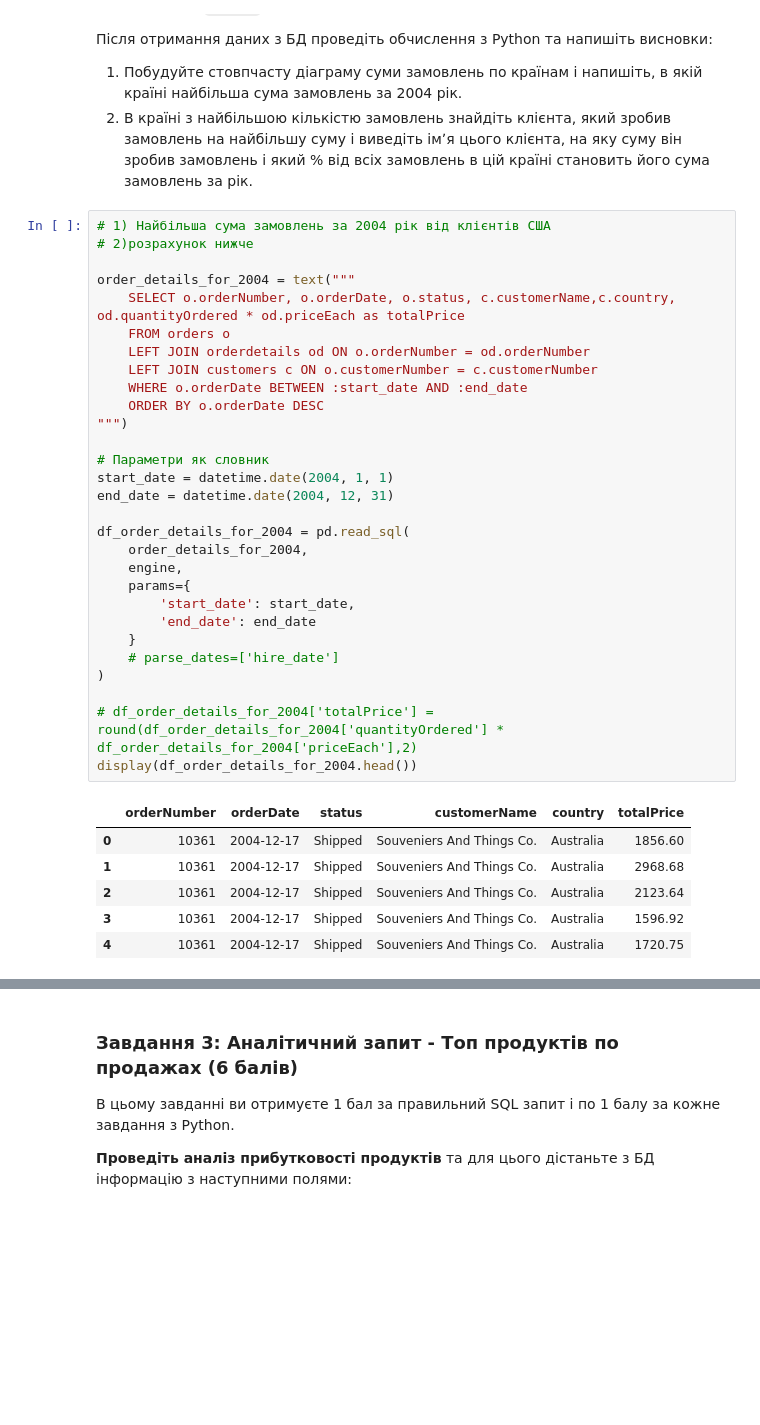
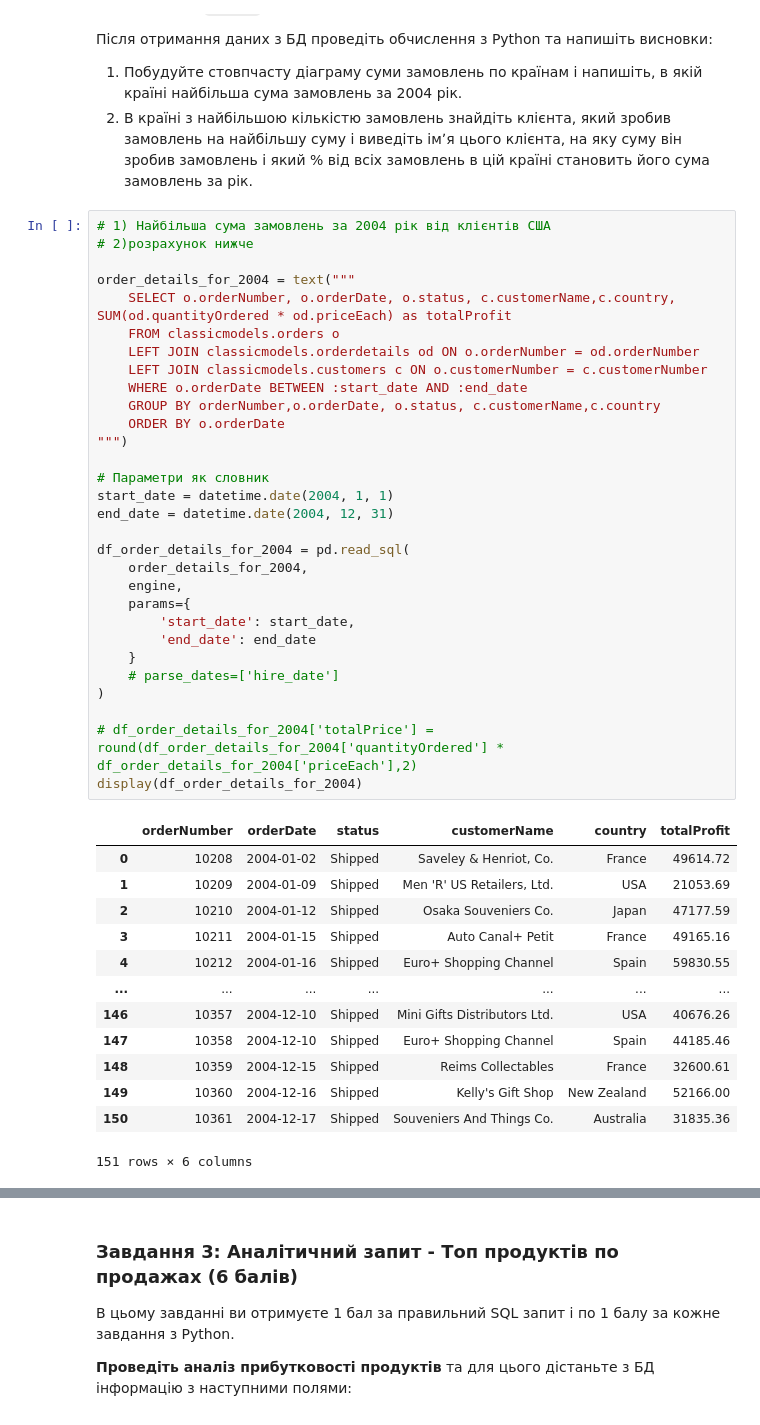
Before and after one commit to olesia-za/python_for_ds_tasks, a Jupyter notebook: hometasks/OZ_Done_11_HW1_Integration_Python_and_SQL_data_request.ipynb, the cells around one changed output, grey strips where cells are left out. Saved outputs shown, nothing was run; the diff lists cells and outputs as text; blank space fills up the shorter version.

```diff
--- a/hometasks/OZ_Done_11_HW1_Integration_Python_and_SQL_data_request.ipynb
+++ b/hometasks/OZ_Done_11_HW1_Integration_Python_and_SQL_data_request.ipynb
@@ -171,37 +171,45 @@ display(df_filtered)
 # %%
 # 1) Найбільша сума замовлень за 2004 рік від клієнтів США
 # 2)розрахунок нижче
 
 order_details_for_2004 = text("""
-    SELECT o.orderNumber, o.orderDate, o.status, c.customerName,c.country, od.quantityOrdered * od.priceEach as totalPrice
-    FROM orders o
-    LEFT JOIN orderdetails od ON o.orderNumber = od.orderNumber
-    LEFT JOIN customers c ON o.customerNumber = c.customerNumber
+    SELECT o.orderNumber, o.orderDate, o.status, c.customerName,c.country, SUM(od.quantityOrdered * od.priceEach) as totalProfit
+    FROM classicmodels.orders o
+    LEFT JOIN classicmodels.orderdetails od ON o.orderNumber = od.orderNumber
+    LEFT JOIN classicmodels.customers c ON o.customerNumber = c.customerNumber
     WHERE o.orderDate BETWEEN :start_date AND :end_date
-    ORDER BY o.orderDate DESC
+    GROUP BY orderNumber,o.orderDate, o.status, c.customerName,c.country
+    ORDER BY o.orderDate
 """)
 
 # Параметри як словник
 start_date = datetime.date(2004, 1, 1)
 end_date = datetime.date(2004, 12, 31)
 
 df_order_details_for_2004 = pd.read_sql(
     order_details_for_2004,
     engine,
     params={
         'start_date': start_date,
         'end_date': end_date
     }
     # parse_dates=['hire_date']
 )
 
 # df_order_details_for_2004['totalPrice'] = round(df_order_details_for_2004['quantityOrdered'] * df_order_details_for_2004['priceEach'],2)
-display(df_order_details_for_2004.head())
+display(df_order_details_for_2004)
 # %% [output]
-|  | orderNumber | orderDate | status | customerName | country | totalPrice |
-| 0 | 10361 | 2004-12-17 | Shipped | Souveniers And Things Co. | Australia | 1856.60 |
-| 1 | 10361 | 2004-12-17 | Shipped | Souveniers And Things Co. | Australia | 2968.68 |
-| 2 | 10361 | 2004-12-17 | Shipped | Souveniers And Things Co. | Australia | 2123.64 |
-| 3 | 10361 | 2004-12-17 | Shipped | Souveniers And Things Co. | Australia | 1596.92 |
-| 4 | 10361 | 2004-12-17 | Shipped | Souveniers And Things Co. | Australia | 1720.75 |
+|  | orderNumber | orderDate | status | customerName | country | totalProfit |
+| 0 | 10208 | 2004-01-02 | Shipped | Saveley & Henriot, Co. | France | 49614.72 |
+| 1 | 10209 | 2004-01-09 | Shipped | Men 'R' US Retailers, Ltd. | USA | 21053.69 |
+| 2 | 10210 | 2004-01-12 | Shipped | Osaka Souveniers Co. | Japan | 47177.59 |
+| 3 | 10211 | 2004-01-15 | Shipped | Auto Canal+ Petit | France | 49165.16 |
+| 4 | 10212 | 2004-01-16 | Shipped | Euro+ Shopping Channel | Spain | 59830.55 |
+| ... | ... | ... | ... | ... | ... | ... |
+| 146 | 10357 | 2004-12-10 | Shipped | Mini Gifts Distributors Ltd. | USA | 40676.26 |
+| 147 | 10358 | 2004-12-10 | Shipped | Euro+ Shopping Channel | Spain | 44185.46 |
+| 148 | 10359 | 2004-12-15 | Shipped | Reims Collectables | France | 32600.61 |
+| 149 | 10360 | 2004-12-16 | Shipped | Kelly's Gift Shop | New Zealand | 52166.00 |
+| 150 | 10361 | 2004-12-17 | Shipped | Souveniers And Things Co. | Australia | 31835.36 |
+151 rows × 6 columns
 # %%
```
Also changed, not shown: parts of 10 cells of this notebook.
